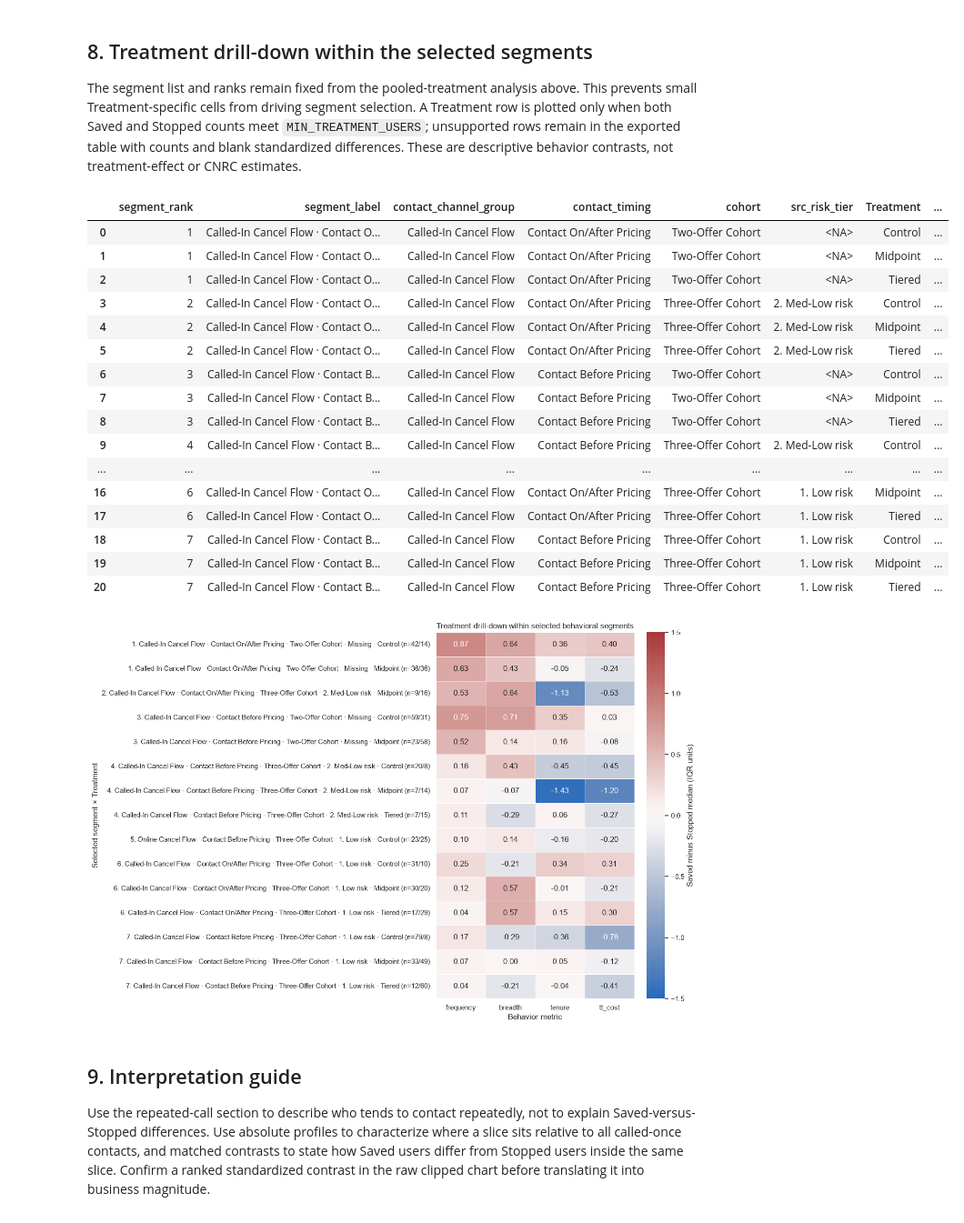
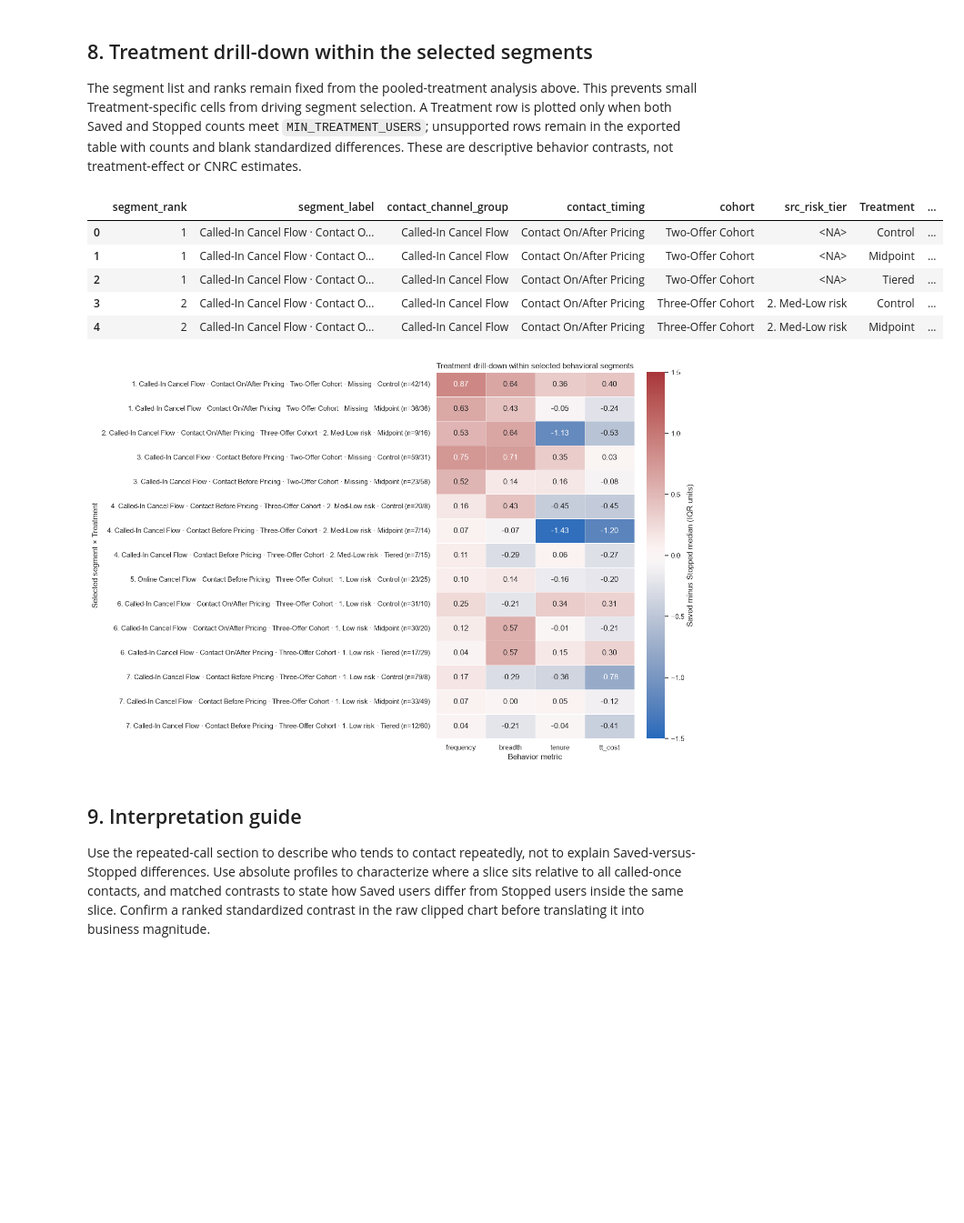
Before and after one commit to ying-gannett/stop_save_pChurn, a Jupyter notebook: src/notebooks/EDA_complete.ipynb, the cells around one changed output. Shown at 91% size. Cells and saved outputs as stored; diff of their text form; code cells hidden in the pictures; blank space fills up the shorter version.

```diff
--- a/src/notebooks/EDA_complete.ipynb
+++ b/src/notebooks/EDA_complete.ipynb
@@ -491,44 +457,33 @@ _ = plot_selected_segment_clipped_boxplot_grid(
 
 The segment list and ranks remain fixed from the pooled-treatment analysis above. This prevents small Treatment-specific cells from driving segment selection. A Treatment row is plotted only when both Saved and Stopped counts meet `MIN_TREATMENT_USERS`; unsupported rows remain in the exported table with counts and blank standardized differences. These are descriptive behavior contrasts, not treatment-effect or CNRC estimates.
 # %%
-treatment_contrasts = build_selected_segment_treatment_contrasts(
+treatment_contrasts = build_treatment_contrasts(
     df_analysis,
     outcome_contrasts,
     metrics=NUMERIC_FIELDS,
     segment_fields=BASE_SEGMENT_FIELDS,
     reference=behavior_reference,
     top_n=TOP_CONTRASTS,
     min_n=MIN_TREATMENT_USERS,
 )
 treatment_contrasts.to_csv(
     TABLE_DIR / "selected_segment_treatment_contrasts.csv", index=False
 )
-display(treatment_contrasts)
+display(treatment_contrasts.head(5))
 _ = plot_selected_segment_treatment_heatmap(
     treatment_contrasts,
     metrics=NUMERIC_FIELDS,
     chart_folder=CONTRAST_CHART_DIR,
     file_name="selected_segment_treatment_contrasts.png",
     show=True,
 )
 # %% [output]
 |  | segment_rank | segment_label | contact_channel_group | contact_timing | cohort | src_risk_tier | Treatment | ... |
 | 0 | 1 | Called-In Cancel Flow · Contact O... | Called-In Cancel Flow | Contact On/After Pricing | Two-Offer Cohort | <NA> | Control | ... |
 | 1 | 1 | Called-In Cancel Flow · Contact O... | Called-In Cancel Flow | Contact On/After Pricing | Two-Offer Cohort | <NA> | Midpoint | ... |
 | 2 | 1 | Called-In Cancel Flow · Contact O... | Called-In Cancel Flow | Contact On/After Pricing | Two-Offer Cohort | <NA> | Tiered | ... |
 | 3 | 2 | Called-In Cancel Flow · Contact O... | Called-In Cancel Flow | Contact On/After Pricing | Three-Offer Cohort | 2. Med-Low risk | Control | ... |
 | 4 | 2 | Called-In Cancel Flow · Contact O... | Called-In Cancel Flow | Contact On/After Pricing | Three-Offer Cohort | 2. Med-Low risk | Midpoint | ... |
-| 5 | 2 | Called-In Cancel Flow · Contact O... | Called-In Cancel Flow | Contact On/After Pricing | Three-Offer Cohort | 2. Med-Low risk | Tiered | ... |
-| 6 | 3 | Called-In Cancel Flow · Contact B... | Called-In Cancel Flow | Contact Before Pricing | Two-Offer Cohort | <NA> | Control | ... |
-| 7 | 3 | Called-In Cancel Flow · Contact B... | Called-In Cancel Flow | Contact Before Pricing | Two-Offer Cohort | <NA> | Midpoint | ... |
-| 8 | 3 | Called-In Cancel Flow · Contact B... | Called-In Cancel Flow | Contact Before Pricing | Two-Offer Cohort | <NA> | Tiered | ... |
-| 9 | 4 | Called-In Cancel Flow · Contact B... | Called-In Cancel Flow | Contact Before Pricing | Three-Offer Cohort | 2. Med-Low risk | Control | ... |
-| ... | ... | ... | ... | ... | ... | ... | ... | ... |
-| 16 | 6 | Called-In Cancel Flow · Contact O... | Called-In Cancel Flow | Contact On/After Pricing | Three-Offer Cohort | 1. Low risk | Midpoint | ... |
-| 17 | 6 | Called-In Cancel Flow · Contact O... | Called-In Cancel Flow | Contact On/After Pricing | Three-Offer Cohort | 1. Low risk | Tiered | ... |
-| 18 | 7 | Called-In Cancel Flow · Contact B... | Called-In Cancel Flow | Contact Before Pricing | Three-Offer Cohort | 1. Low risk | Control | ... |
-| 19 | 7 | Called-In Cancel Flow · Contact B... | Called-In Cancel Flow | Contact Before Pricing | Three-Offer Cohort | 1. Low risk | Midpoint | ... |
-| 20 | 7 | Called-In Cancel Flow · Contact B... | Called-In Cancel Flow | Contact Before Pricing | Three-Offer Cohort | 1. Low risk | Tiered | ... |
 [figure]
 # %% [markdown]
 ## 9. Interpretation guide
```
Also changed, not shown: parts of 5 cells of this notebook, 2 other files.
